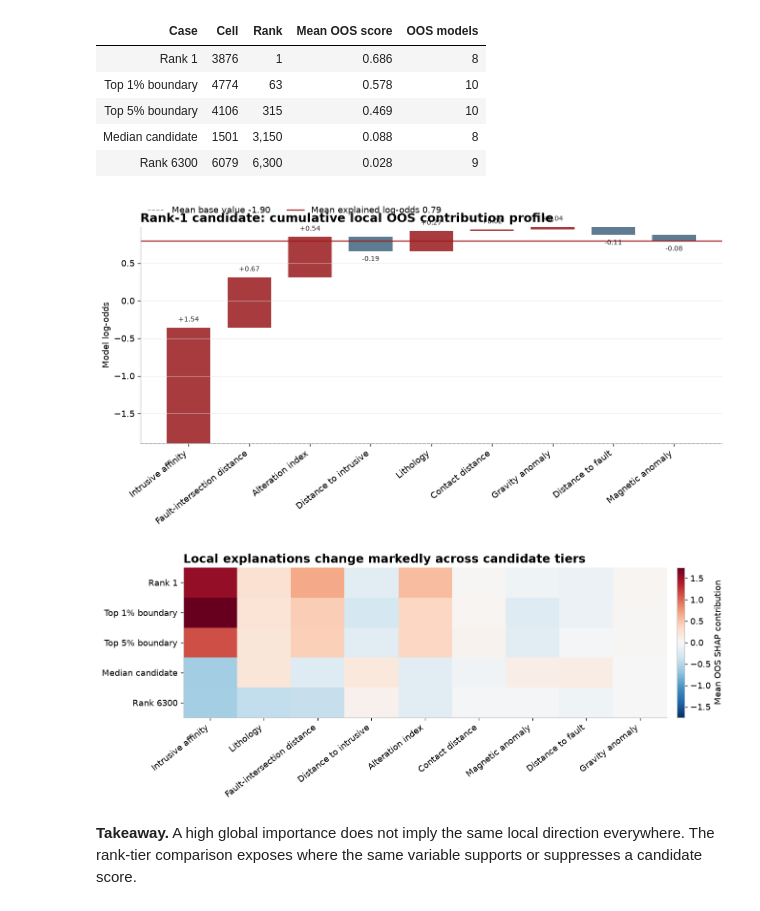
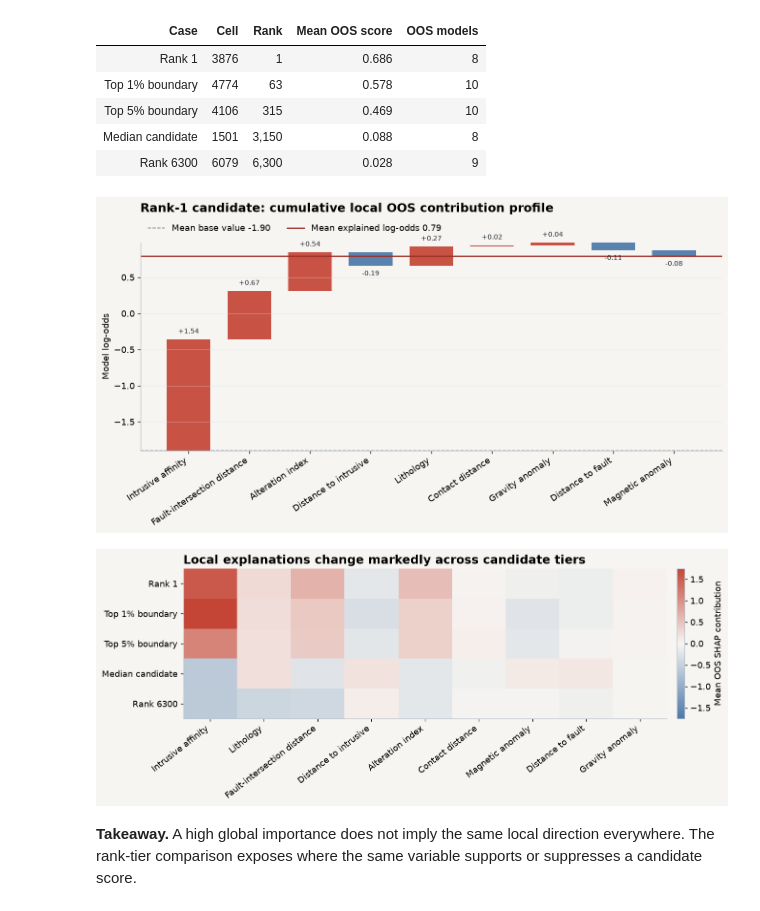
Before and after one commit to EHDataAI/geoai-mineral-labs, a Jupyter notebook: labs/lab06_explainable_geoai/06_explainable_geoai.ipynb, the cells around one changed output. Cells and saved outputs as stored; diff of their text form; code cells hidden in the pictures.

```diff
--- a/labs/lab06_explainable_geoai/06_explainable_geoai.ipynb
+++ b/labs/lab06_explainable_geoai/06_explainable_geoai.ipynb
@@ -290,8 +318,8 @@ for index, (x, title, subtitle) in enumerate(stages):
         width,
         0.34,
         boxstyle="round,pad=0.015,rounding_size=0.02",
-        facecolor="#f7f7f7" if index != 4 else "#f4e7e7",
-        edgecolor=ACCENT if index == 4 else "#b9bec4",
+        facecolor=PANEL if index != 4 else "#F3DFDC",
+        edgecolor=ACCENT if index == 4 else TRUST,
         linewidth=1.4,
     )
     ax.add_patch(box)
@@ -323,7 +351,7 @@ for index, (x, title, subtitle) in enumerate(stages):
             arrowstyle="-|>",
             mutation_scale=12,
             linewidth=1.1,
-            color="#8a8f94",
+            color=TRUST,
         )
         ax.add_patch(arrow)
 
@@ -361,9 +389,21 @@ redistribute attribution.
 comparison = rank_agreement.copy()
 
 methods = [
-    ("coefficient_rank", "Coefficient", "#7c6f64"),
-    ("permutation_rank", "Permutation", STEEL),
-    ("shap_rank", "SHAP", ACCENT),
+    (
+        "coefficient_rank",
+        "Coefficient",
+        METHOD_COLORS["Coefficient"],
+    ),
+    (
+        "permutation_rank",
+        "Permutation",
+        METHOD_COLORS["Permutation"],
+    ),
+    (
+        "shap_rank",
+        "SHAP",
+        METHOD_COLORS["SHAP"],
+    ),
 ]
 
 comparison["label"] = comparison["feature"].map(pretty_feature)
@@ -383,7 +423,7 @@ for position in y:
     ax.plot(
         [min(scores), max(scores)],
         [position, position],
-        color="#d7d9dc",
+        color=NEUTRAL,
         linewidth=1.2,
         zorder=1,
     )
@@ -435,7 +475,9 @@ bars = ax.barh(
     color=[
         ACCENT
         if feature == "intrusive_affinity"
-        else STEEL
+        else TRUST
+        if feature == "lithology"
+        else "#7890A4"
         for feature in global_plot["raw_feature"]
     ],
     alpha=0.95,
@@ -813,40 +855,41 @@ for index, (value, bottom) in enumerate(
         va="bottom" if value >= 0 else "top",
         fontsize=8.5,
         color=INK,
     )
 
 ax.axhline(
     base_value,
-    color="#90959a",
+    color=MUTED,
     linestyle="--",
-    linewidth=1,
+    linewidth=1.1,
     label=f"Mean base value {base_value:.2f}",
 )
 ax.axhline(
     decision_value,
-    color=ACCENT,
-    linewidth=1.4,
+    color=ACCENT_DARK,
+    linewidth=1.6,
     label=f"Mean explained log-odds {decision_value:.2f}",
 )
 
 ax.set_xticks(x)
-ax.set_xticklabels(labels, rotation=38, ha="right")
+ax.set_xticklabels(labels, rotation=34, ha="right")
 ax.set_ylabel("Model log-odds")
 ax.grid(axis="y")
 ax.grid(axis="x", visible=False)
 ax.legend(
-    bbox_to_anchor=(0, 1.02),
+    bbox_to_anchor=(0, 1.01),
     loc="lower left",
     ncol=2,
 )
 ax.set_title(
     "Rank-1 candidate: cumulative local OOS contribution profile",
     loc="left",
+    pad=38,
 )
 fig.tight_layout()
 plt.show()
 # %% [output]
-[figure, old version]
+[figure, new version]
 # %%
 heat = (
     local.pivot(
@@ -878,7 +921,7 @@ fig, ax = plt.subplots(figsize=(11.2, 4.6))
 image = ax.imshow(
     heat.to_numpy(),
     aspect="auto",
-    cmap="RdBu_r",
+    cmap=XAI_DIVERGING,
     vmin=-limit,
     vmax=limit,
 )
@@ -909,7 +952,7 @@ ax.set_title(
 fig.tight_layout()
 plt.show()
 # %% [output]
-[figure, old version]
+[figure, new version]
 # %% [markdown]
 **Takeaway.** A high global importance does not imply the same
 local direction everywhere. The rank-tier comparison exposes where
```
Also changed, not shown: parts of 7 cells of this notebook, 3 other files.
